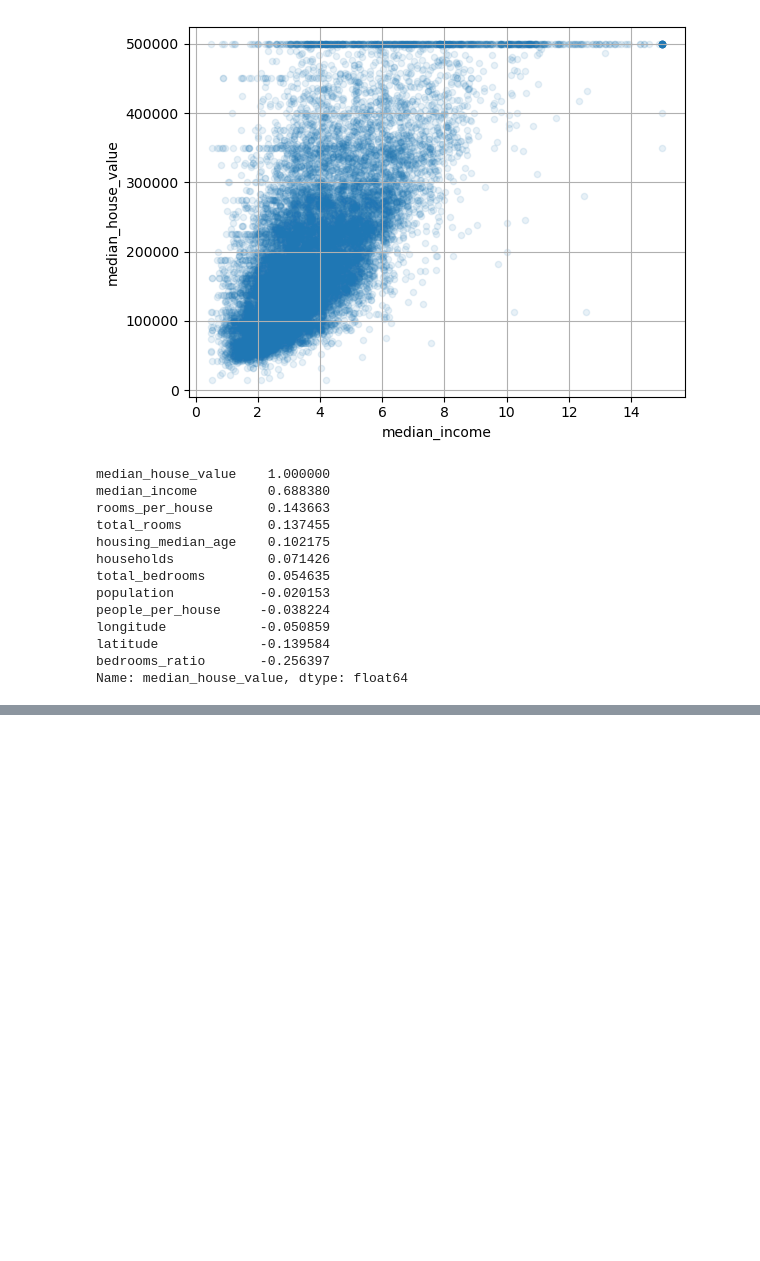
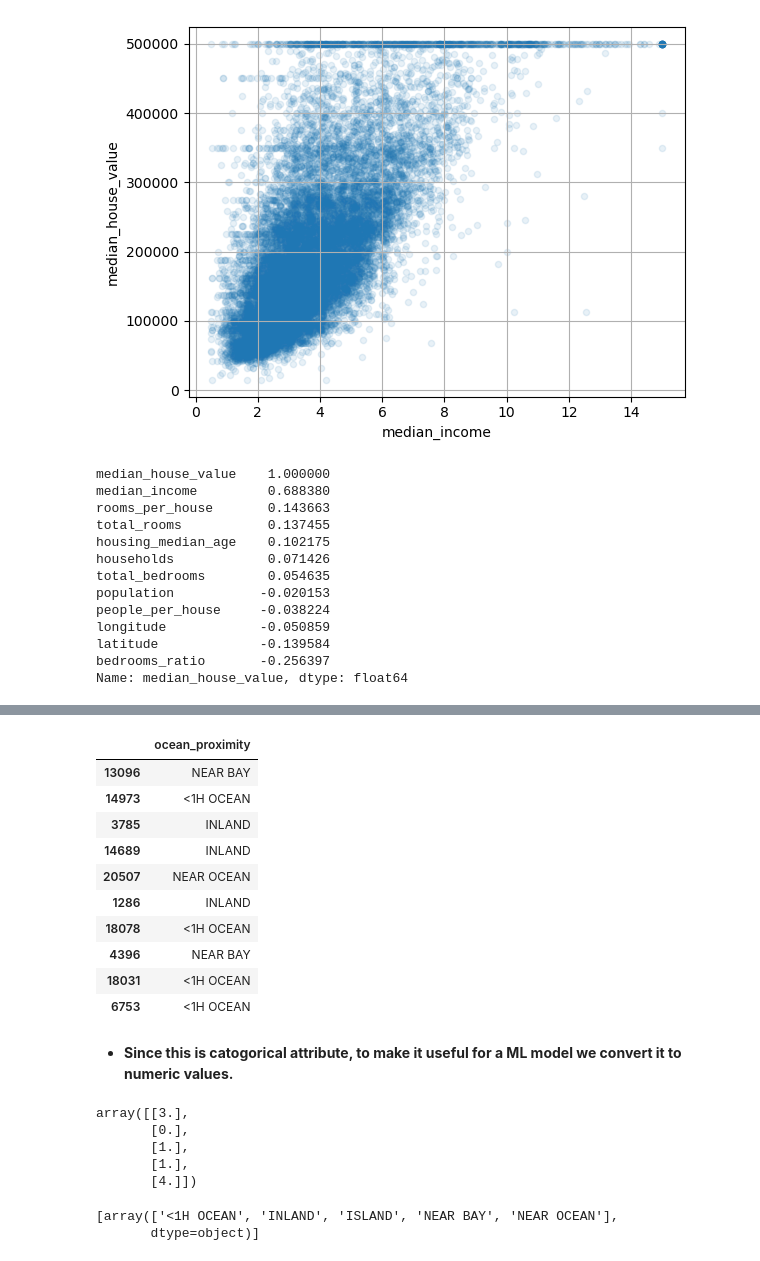
Before and after one commit to SmayanKulkarni/House-Price-Prediction-, a Jupyter notebook: project.ipynb, the cells around one changed output, grey strips where cells are left out. Cells and saved outputs as stored; diff of their text form; code cells hidden in the pictures; blank space fills up the shorter version.

```diff
--- a/project.ipynb
+++ b/project.ipynb
@@ -260,3 +262,6 @@ longitude            -0.050859
 latitude             -0.139584
 bedrooms_ratio       -0.256397
 Name: median_house_value, dtype: float64
+# %%
+housing = strat_train_set.drop("median_house_value", axis =1)
+housing_labels = strat_train_set["median_house_value"].copy()
@@ -262,0 +314,16 @@ Name: median_house_value, dtype: float64
+# %%
+housing_cat.head(10)
+# %% [output]
+|  | ocean_proximity |
+| 13096 | NEAR BAY |
+| 14973 | <1H OCEAN |
+| 3785 | INLAND |
+| 14689 | INLAND |
+| 20507 | NEAR OCEAN |
+| 1286 | INLAND |
+| 18078 | <1H OCEAN |
+| 4396 | NEAR BAY |
+| 18031 | <1H OCEAN |
+| 6753 | <1H OCEAN |
+# %% [markdown]
+* **Since this is catogorical attribute, to make it useful for a ML model we convert it to numeric values.**
@@ -262,0 +334,13 @@ Name: median_house_value, dtype: float64
+# %%
+housing_cat_encoded[:5]
+# %% [output]
+array([[3.],
+       [0.],
+       [1.],
+       [1.],
+       [4.]])
+# %%
+ordinal_encoder.categories_
+# %% [output]
+[array(['<1H OCEAN', 'INLAND', 'ISLAND', 'NEAR BAY', 'NEAR OCEAN'],
+       dtype=object)]
```
Also changed, not shown: parts of 15 cells of this notebook.
